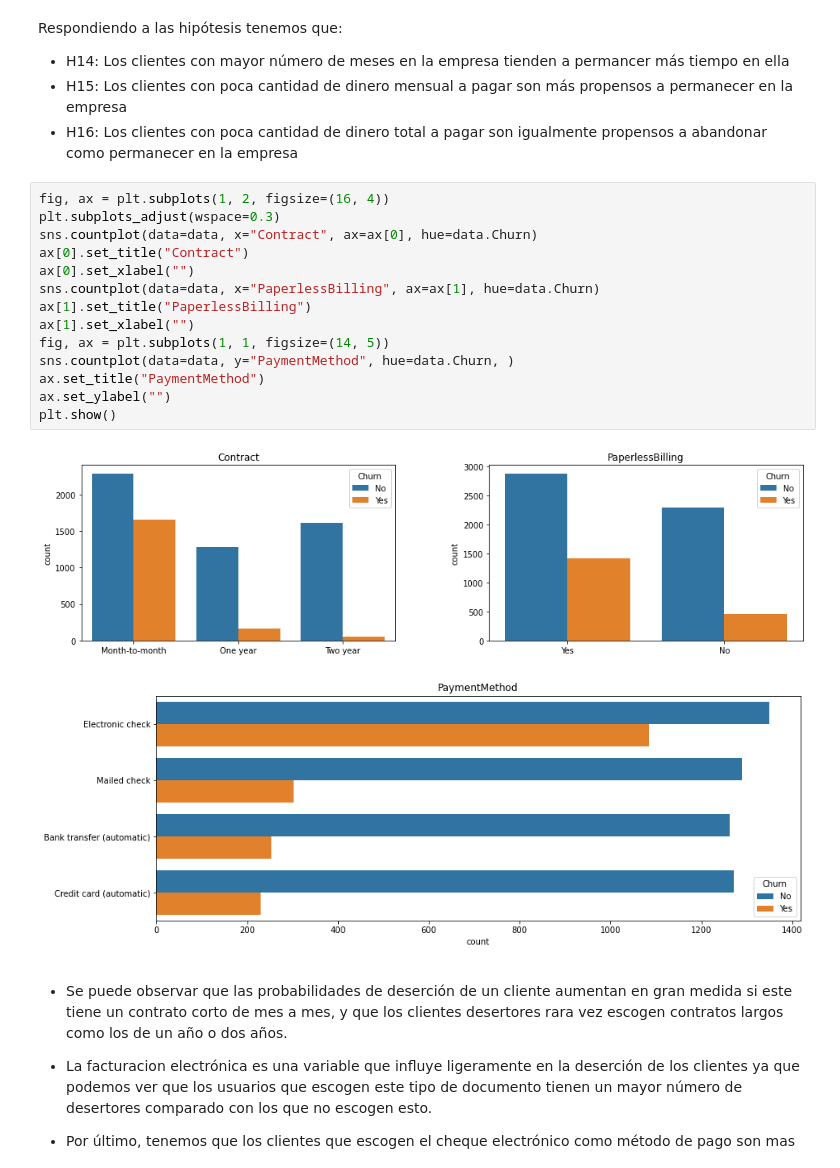
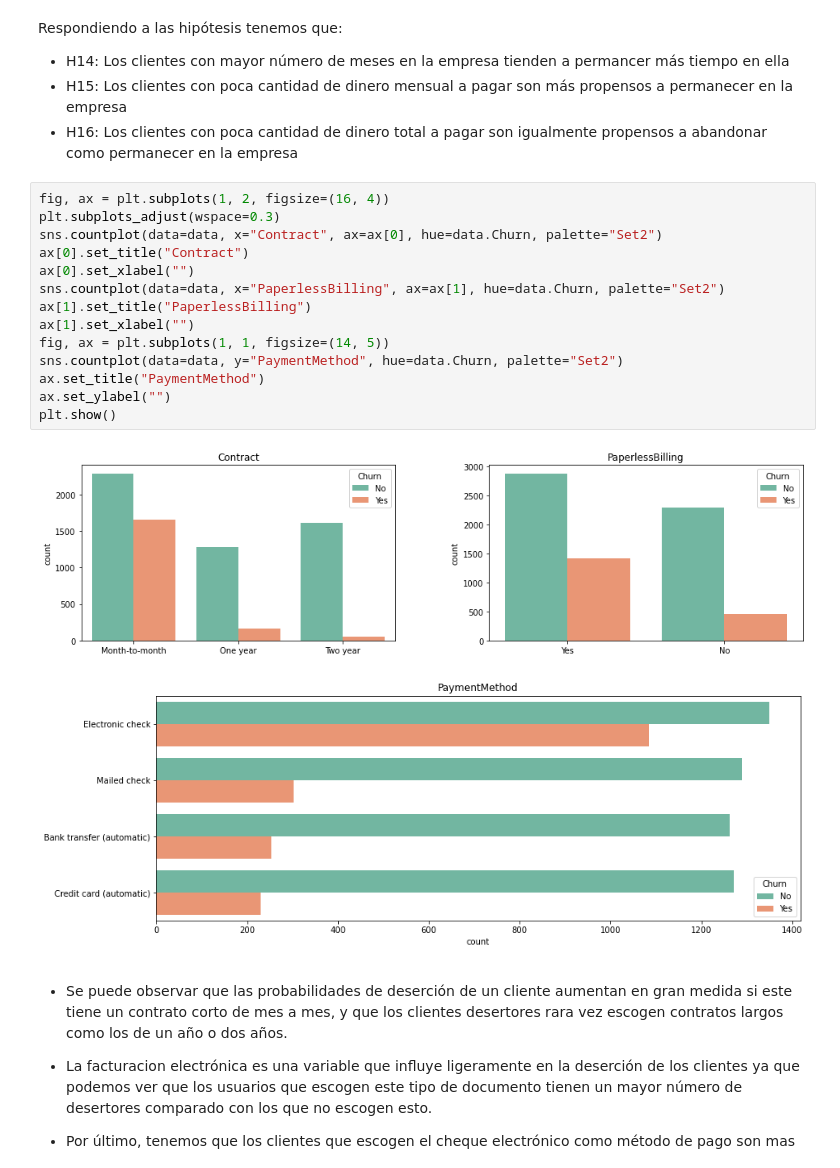
Before and after one commit to silvestref/Desercion_Telecom, a Jupyter notebook: Jupyter_Desercion_Telecom.ipynb, the cells around one changed output. Cells and saved outputs as stored; diff of their text form.

```diff
--- a/Jupyter_Desercion_Telecom.ipynb
+++ b/Jupyter_Desercion_Telecom.ipynb
@@ -569,20 +569,20 @@ Respondiendo a las hipótesis tenemos que:
 # %%
 fig, ax = plt.subplots(1, 2, figsize=(16, 4))
 plt.subplots_adjust(wspace=0.3)
-sns.countplot(data=data, x="Contract", ax=ax[0], hue=data.Churn)
+sns.countplot(data=data, x="Contract", ax=ax[0], hue=data.Churn, palette="Set2")
 ax[0].set_title("Contract")
 ax[0].set_xlabel("")
-sns.countplot(data=data, x="PaperlessBilling", ax=ax[1], hue=data.Churn)
+sns.countplot(data=data, x="PaperlessBilling", ax=ax[1], hue=data.Churn, palette="Set2")
 ax[1].set_title("PaperlessBilling")
 ax[1].set_xlabel("")
 fig, ax = plt.subplots(1, 1, figsize=(14, 5))
-sns.countplot(data=data, y="PaymentMethod", hue=data.Churn, )
+sns.countplot(data=data, y="PaymentMethod", hue=data.Churn, palette="Set2")
 ax.set_title("PaymentMethod")
 ax.set_ylabel("")
 plt.show()
 # %% [output]
-[figure, old version]
+[figure, new version]
-[figure, old version]
+[figure, new version]
 # %% [markdown]
 * Se puede observar que las probabilidades de deserción de un cliente aumentan en gran medida si este tiene un contrato corto de mes a mes, y que los clientes desertores rara vez escogen contratos largos como los de un año o dos años.
 
```
Also changed, not shown: parts of 33 cells of this notebook.
